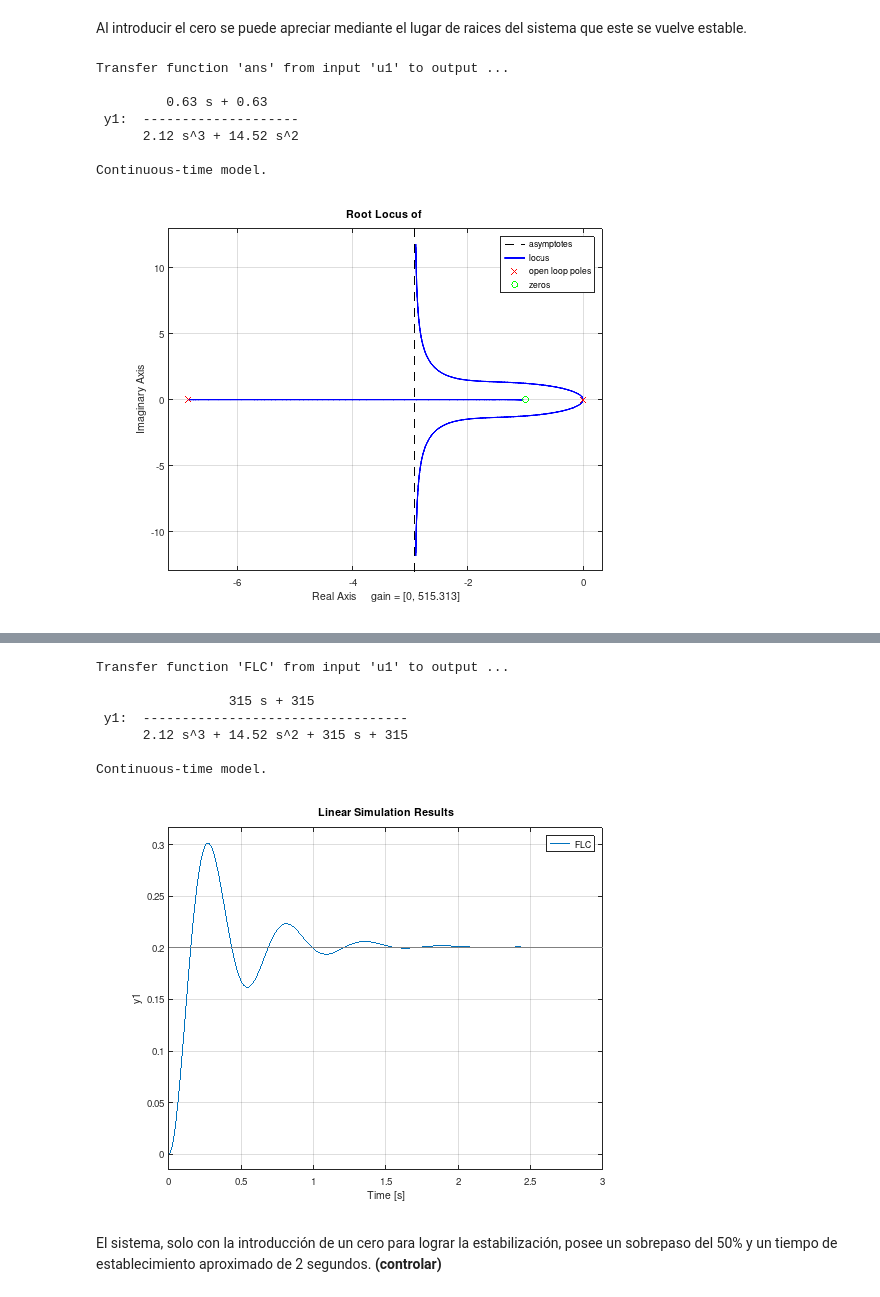
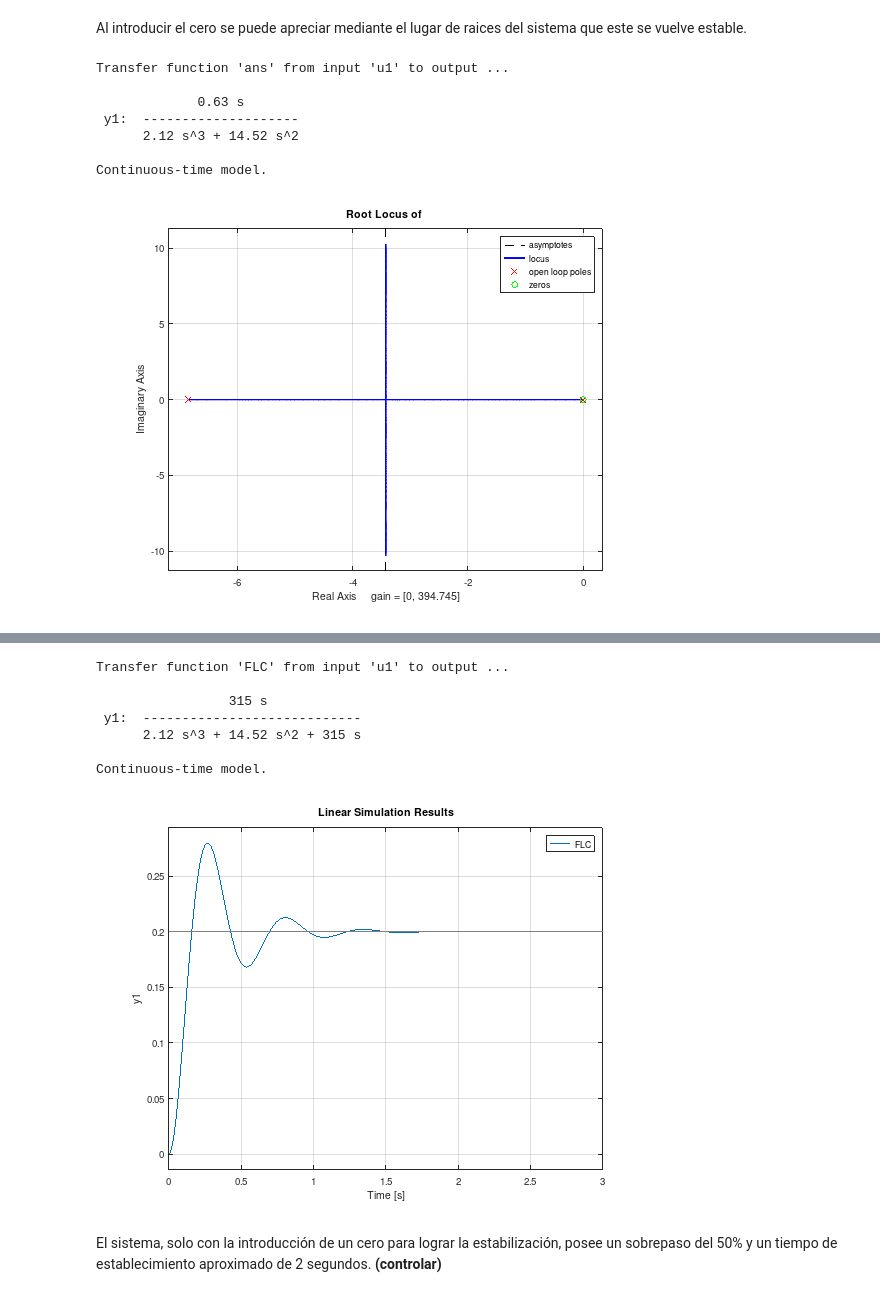
Before and after one commit to FGalvagno/altitude-control, a Jupyter notebook: notebook.ipynb, the cells around one changed output, grey strips where cells are left out. Cells and saved outputs as stored; diff of their text form; code cells hidden in the pictures.

```diff
--- a/notebook.ipynb
+++ b/notebook.ipynb
@@ -86,18 +86,18 @@ $$ C(s) = (s+1) $$
 # %% [markdown]
 Al introducir el cero se puede apreciar mediante el lugar de raices del sistema que este se vuelve estable.
 # %%
-c = tf([1 1],[1]);
+c = tf([1 0],[1]);
 FLA*c
 rlocus(FLA*c)
 # %% [output]
 Transfer function 'ans' from input 'u1' to output ...
 
-         0.63 s + 0.63
+             0.63 s
  y1:  --------------------
       2.12 s^3 + 14.52 s^2
 
 Continuous-time model.
-[figure, old version]
+[figure, new version]
 # %% [markdown]
 ![block-diagram.png](attachment:70765123-930a-41e9-86b0-12cb3f75082e.png)
 # %%
@@ -110,12 +110,12 @@ lsim(FLC, step, t)
 # %% [output]
 Transfer function 'FLC' from input 'u1' to output ...
 
-                 315 s + 315
- y1:  ----------------------------------
-      2.12 s^3 + 14.52 s^2 + 315 s + 315
+                 315 s
+ y1:  ----------------------------
+      2.12 s^3 + 14.52 s^2 + 315 s
 
 Continuous-time model.
-[figure, old version]
+[figure, new version]
 # %% [markdown]
 El sistema, solo con la introducción de un cero para lograr la estabilización, posee un sobrepaso del 50% y un tiempo de establecimiento aproximado de 2 segundos. **(controlar)**
 # %% [markdown]
```
Also changed, not shown: parts of 11 cells of this notebook, 2 other files.
